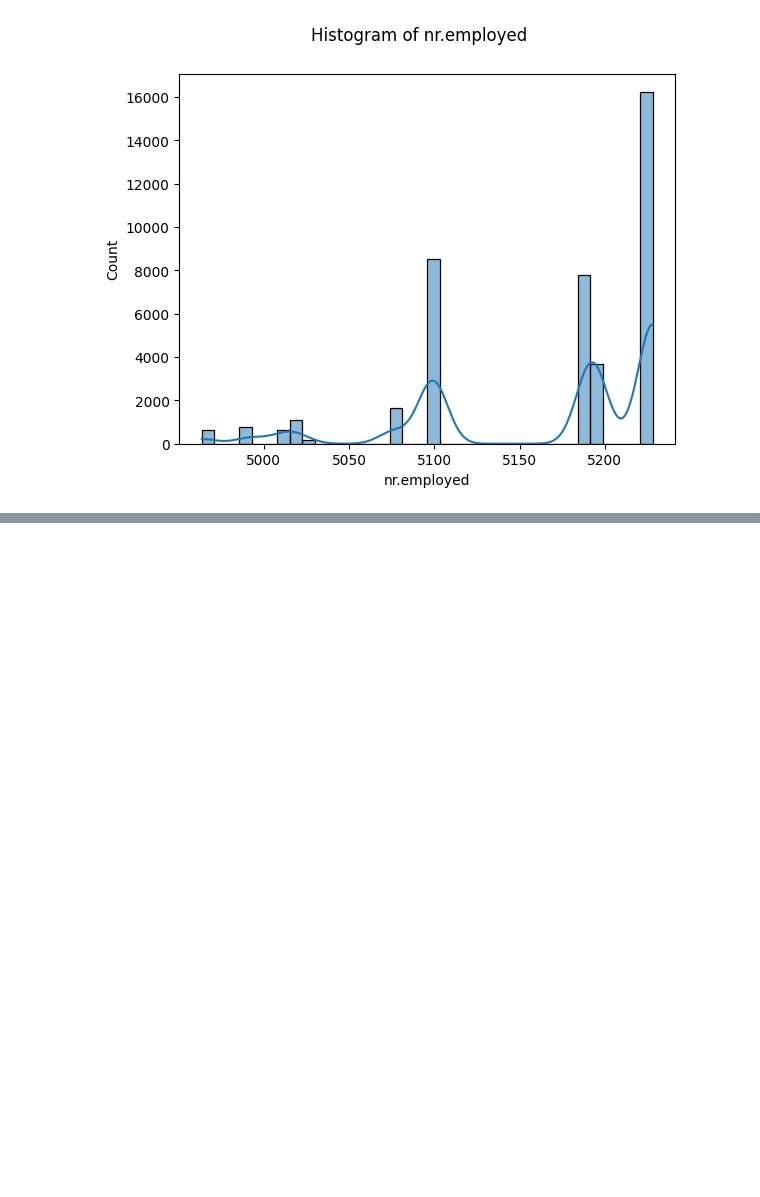
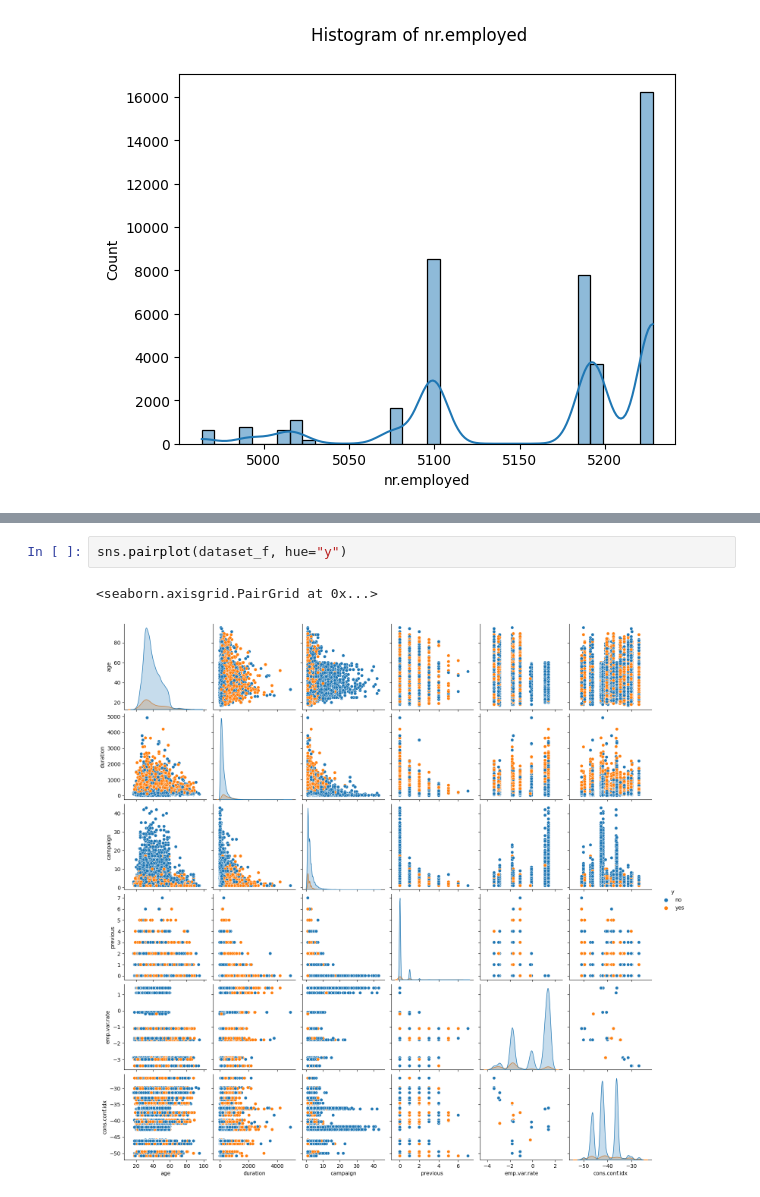
Before and after one commit to KISEE41/Banking-Marketing-Target, a Jupyter notebook: data_visualization.ipynb, the cells around one changed output, grey strips where cells are left out. Saved outputs shown, nothing was run; the diff lists cells and outputs as text; blank space fills up the shorter version.

```diff
--- a/data_visualization.ipynb
+++ b/data_visualization.ipynb
@@ -631,0 +698,5 @@ TypeError: univariate_vizualization() missing 1 required positional argument: 'i
+# %%
+sns.pairplot(dataset_f, hue="y")
+# %% [output]
+<seaborn.axisgrid.PairGrid at 0x...>
+[figure, added]
```
Also changed, not shown: parts of 13 cells of this notebook.
